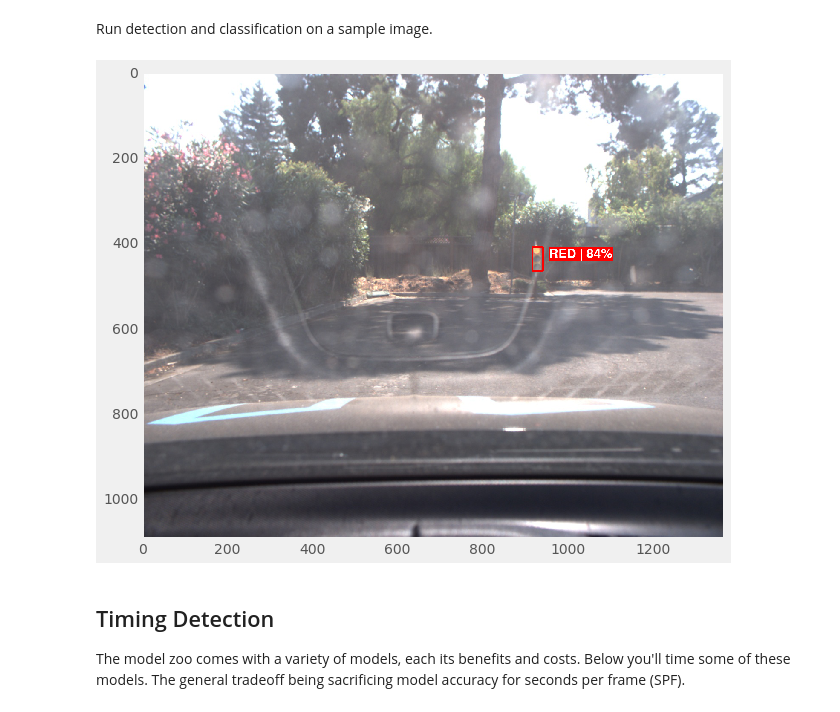
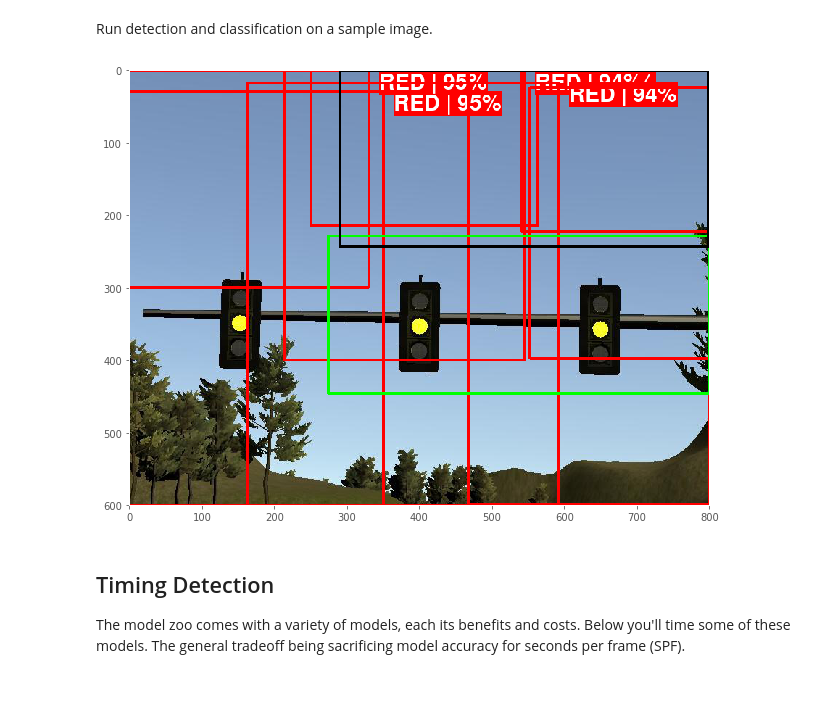
Before and after one commit to Elgeweily/capstone-OD, a Jupyter notebook: Capstone-Object-Detection.ipynb, the cells around one changed output. Cells and saved outputs as stored; diff of their text form; code cells hidden in the pictures.

```diff
--- a/Capstone-Object-Detection.ipynb
+++ b/Capstone-Object-Detection.ipynb
@@ -73,7 +73,8 @@ Make sure to extract these files prior to continuing!
 SSD_MOBILENET_GRAPH = './models/ssd_mobilenet_v1_coco_11_06_2017/frozen_inference_graph.pb'
 SSD_INCEPTION_GRAPH = './models/ssd_inception_v2_coco_2017_11_17/frozen_inference_graph.pb'
 FASTER_RCNN_GRAPH = './models/faster_rcnn_inception_v2_coco_2018_01_28/frozen_inference_graph.pb'
-SSD_INCEPTION_RETRAINED = './models/frozen_inference_graph.pb'
+SSD_INCEPTION_RETRAINED_REAL = './models/ssd_inception_v2_vatal_real/frozen_inference_graph.pb'
+SSD_INCEPTION_RETRAINED_SIM = './models/ssd_inception_v2_vatal_sim/frozen_inference_graph.pb'
 # %% [markdown]
 Below are utility functions. The main purpose of these is to draw the bounding boxes back onto the original image.
 # %%
@@ -128,7 +129,7 @@ def draw_boxes(image, boxes, classes, scores, thickness=4):
             color = (255,255,0)
             class_name = "YELLOW"
         if class_id == 4:
-            color = Black
+            color = (0,0,0)
             class_name = "OFF"
 
         #draw bounding box
@@ -161,7 +162,8 @@ Below we load the graph and extract the relevant tensors using [`get_tensor_by_n
 #detection_graph = load_graph(SSD_MOBILENET_GRAPH)
 #detection_graph = load_graph(SSD_INCEPTION_GRAPH)
 #detection_graph = load_graph(FASTER_RCNN_GRAPH)
-detection_graph = load_graph(SSD_INCEPTION_RETRAINED)
+#detection_graph = load_graph(SSD_INCEPTION_RETRAINED_REAL)
+detection_graph = load_graph(SSD_INCEPTION_RETRAINED_SIM)
 
 # The input placeholder for the image.
 # `get_tensor_by_name` returns the Tensor with the associated name in the Graph.
@@ -180,38 +182,38 @@ detection_classes = detection_graph.get_tensor_by_name('detection_classes:0')
 Run detection and classification on a sample image.
 # %%
 # Load a sample image.
-image = Image.open('test/images/test2.jpg')
+image = Image.open('test/images/test5.jpg')
 image_np = np.expand_dims(np.asarray(image, dtype=np.uint8), 0)
 
 tf.reset_default_graph()
 
 with tf.Session(graph=detection_graph) as sess:
     # Actual detection.
     (boxes, scores, classes) = sess.run([detection_boxes, detection_scores, detection_classes],
                                         feed_dict={image_tensor: image_np})
 
     # Remove unnecessary dimensions
     boxes = np.squeeze(boxes)
     scores = np.squeeze(scores)
     classes = np.squeeze(classes)
 
     confidence_cutoff = 0.5
     # Filter boxes with a confidence score less than `confidence_cutoff`
     boxes, scores, classes = filter_boxes(confidence_cutoff, boxes, scores, classes)
 
     # The current box coordinates are normalized to a range between 0 and 1.
     # This converts the coordinates to actual location on the image.
     width, height = image.size
     box_coords = to_image_coords(boxes, height, width)
 
     # Each class with be represented by a differently colored box
     draw_boxes(image, box_coords, classes, scores)
 
     plt.figure(figsize=(12, 8))
     plt.grid(False)
     plt.imshow(image)
 # %% [output]
-[figure, old version]
+[figure, new version]
 # %% [markdown]
 ## Timing Detection
 
```
Also changed, not shown: parts of 4 cells of this notebook, 1 other file.
